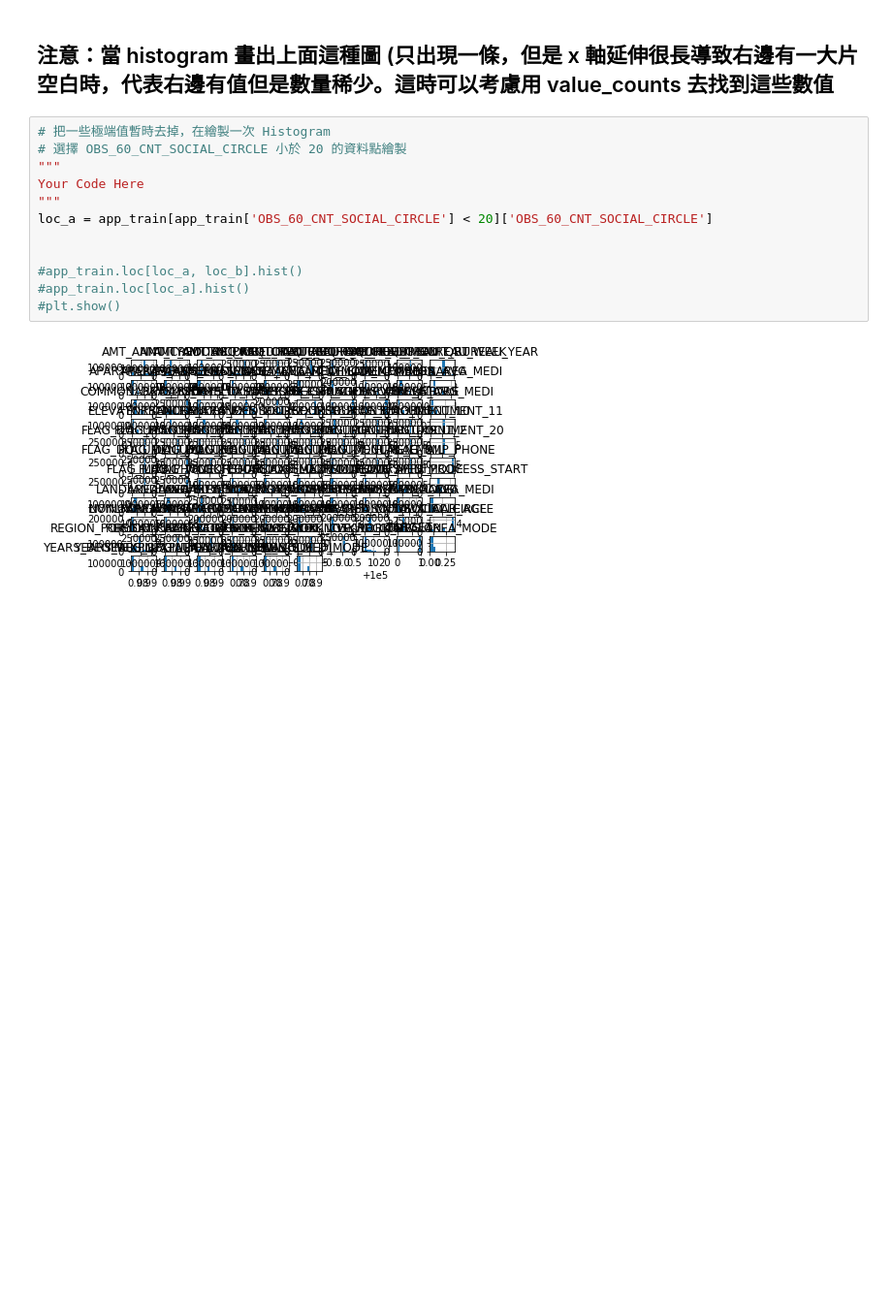
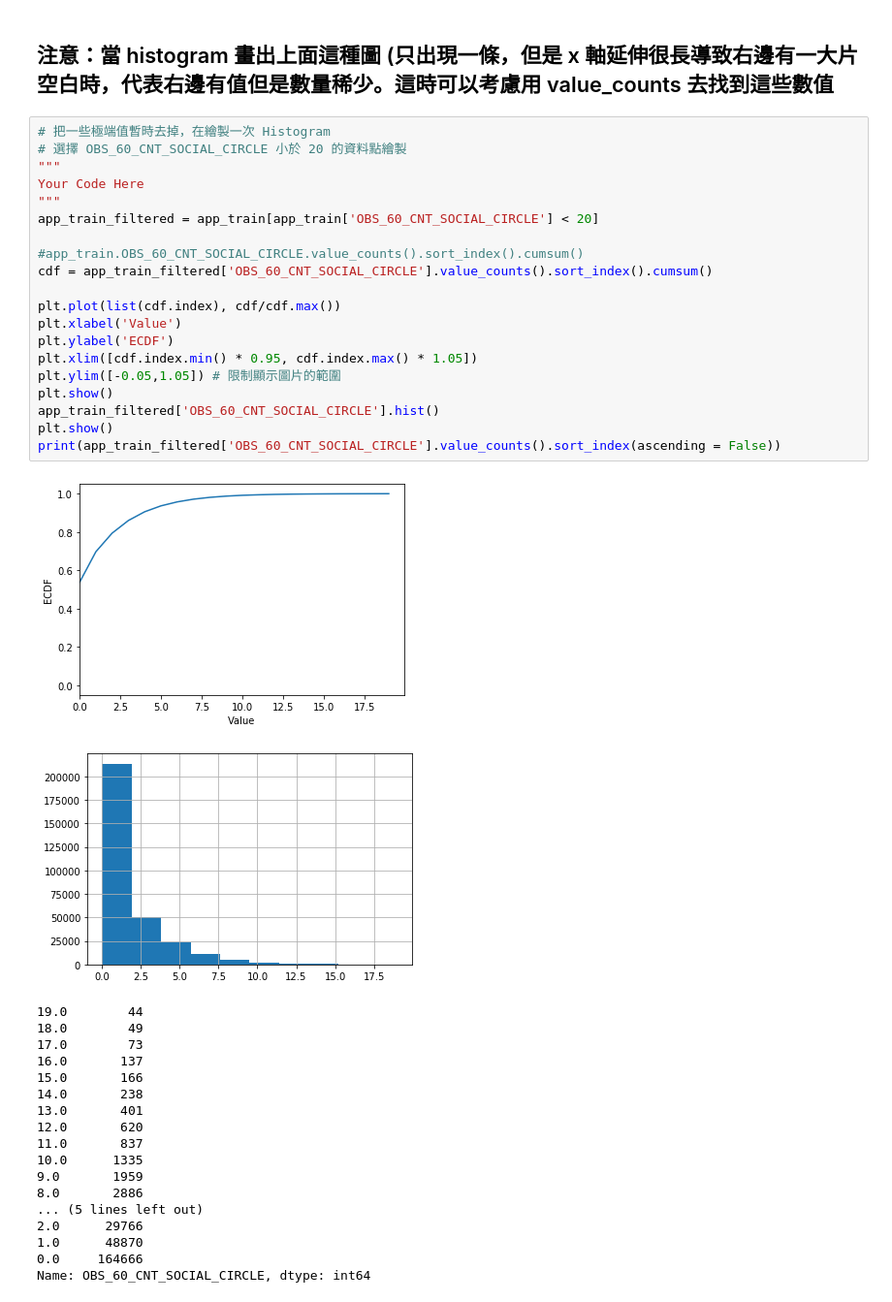
Before and after one commit to arthung/DL-CVMarathon, a Jupyter notebook: Day_009_HW.ipynb, the cells around one changed output. Shown: that part at 97% size. Cells and saved outputs as stored; diff of their text form; blank space fills up the shorter version.

```diff
--- a/Day_009_HW.ipynb
+++ b/Day_009_HW.ipynb
@@ -345,17 +345,43 @@ Name: OBS_60_CNT_SOCIAL_CIRCLE, dtype: float64
 Name: OBS_60_CNT_SOCIAL_CIRCLE, dtype: int64
 # %% [markdown]
 ## 注意：當 histogram 畫出上面這種圖 (只出現一條，但是 x 軸延伸很長導致右邊有一大片空白時，代表右邊有值但是數量稀少。這時可以考慮用 value_counts 去找到這些數值
-# %%
-# 把一些極端值暫時去掉，在繪製一次 Histogram
-# 選擇 OBS_60_CNT_SOCIAL_CIRCLE 小於 20 的資料點繪製
-"""
-Your Code Here
-"""
-loc_a = app_train[app_train['OBS_60_CNT_SOCIAL_CIRCLE'] < 20]['OBS_60_CNT_SOCIAL_CIRCLE']
-
-
-#app_train.loc[loc_a, loc_b].hist()
-#app_train.loc[loc_a].hist()
-#plt.show()
-# %% [output]
-[figure, removed]
+# %%
+# 把一些極端值暫時去掉，在繪製一次 Histogram
+# 選擇 OBS_60_CNT_SOCIAL_CIRCLE 小於 20 的資料點繪製
+"""
+Your Code Here
+"""
+app_train_filtered = app_train[app_train['OBS_60_CNT_SOCIAL_CIRCLE'] < 20]
+
+#app_train.OBS_60_CNT_SOCIAL_CIRCLE.value_counts().sort_index().cumsum()
+cdf = app_train_filtered['OBS_60_CNT_SOCIAL_CIRCLE'].value_counts().sort_index().cumsum()
+
+plt.plot(list(cdf.index), cdf/cdf.max())
+plt.xlabel('Value')
+plt.ylabel('ECDF')
+plt.xlim([cdf.index.min() * 0.95, cdf.index.max() * 1.05])
+plt.ylim([-0.05,1.05]) # 限制顯示圖片的範圍
+plt.show()
+app_train_filtered['OBS_60_CNT_SOCIAL_CIRCLE'].hist()
+plt.show()
+print(app_train_filtered['OBS_60_CNT_SOCIAL_CIRCLE'].value_counts().sort_index(ascending = False))
+# %% [output]
+[figure, added]
+[figure, added]
+19.0        44
+18.0        49
+17.0        73
+16.0       137
+15.0       166
+14.0       238
+13.0       401
+12.0       620
+11.0       837
+10.0      1335
+9.0       1959
+8.0       2886
+... (5 lines left out)
+2.0      29766
+1.0      48870
+0.0     164666
+Name: OBS_60_CNT_SOCIAL_CIRCLE, dtype: int64
```
Also changed, not shown: parts of 2 cells of this notebook.
